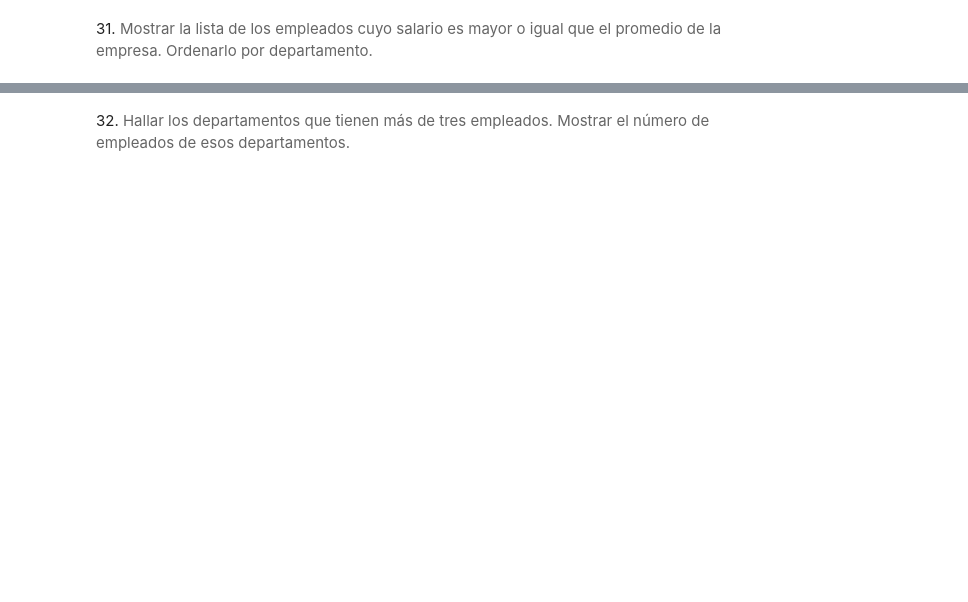
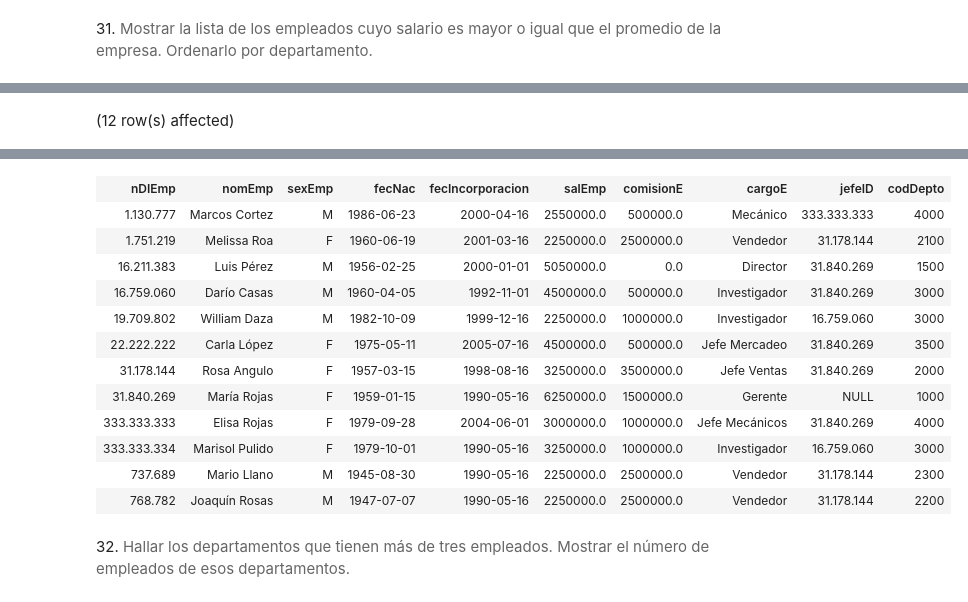
Before and after one commit to jdomdev/data-science-sql, a Jupyter notebook: notebooks/p5-m4.ipynb, the cells around one changed output, grey strips where cells are left out. Saved outputs shown, nothing was run; the diff lists cells and outputs as text; code cells hidden in the pictures; blank space fills up the shorter version.

```diff
--- a/notebooks/p5-m4.ipynb
+++ b/notebooks/p5-m4.ipynb
@@ -578,0 +621,7 @@ Total execution time: 00:00:00
+# %%
+SELECT *
+FROM empleados
+WHERE salEmp >= (SELECT AVG(salEmp)
+                    FROM empleados);
+# %% [output]
+(12 row(s) affected)
@@ -579,2 +629,15 @@ Total execution time: 00:00:00
+| nDIEmp | nomEmp | sexEmp | fecNac | fecIncorporacion | salEmp | comisionE | cargoE | jefeID | codDepto |
+| 1.130.777 | Marcos Cortez | M | 1986-06-23 | 2000-04-16 | 2550000.0 | 500000.0 | Mecánico | 333.333.333 | 4000 |
+| 1.751.219 | Melissa Roa | F | 1960-06-19 | 2001-03-16 | 2250000.0 | 2500000.0 | Vendedor | 31.178.144 | 2100 |
+| 16.211.383 | Luis Pérez | M | 1956-02-25 | 2000-01-01 | 5050000.0 | 0.0 | Director | 31.840.269 | 1500 |
+| 16.759.060 | Darío Casas | M | 1960-04-05 | 1992-11-01 | 4500000.0 | 500000.0 | Investigador | 31.840.269 | 3000 |
+| 19.709.802 | William Daza | M | 1982-10-09 | 1999-12-16 | 2250000.0 | 1000000.0 | Investigador | 16.759.060 | 3000 |
+| 22.222.222 | Carla López | F | 1975-05-11 | 2005-07-16 | 4500000.0 | 500000.0 | Jefe Mercadeo | 31.840.269 | 3500 |
+| 31.178.144 | Rosa Angulo | F | 1957-03-15 | 1998-08-16 | 3250000.0 | 3500000.0 | Jefe Ventas | 31.840.269 | 2000 |
+| 31.840.269 | María Rojas | F | 1959-01-15 | 1990-05-16 | 6250000.0 | 1500000.0 | Gerente | NULL | 1000 |
+| 333.333.333 | Elisa Rojas | F | 1979-09-28 | 2004-06-01 | 3000000.0 | 1000000.0 | Jefe Mecánicos | 31.840.269 | 4000 |
+| 333.333.334 | Marisol Pulido | F | 1979-10-01 | 1990-05-16 | 3250000.0 | 1000000.0 | Investigador | 16.759.060 | 3000 |
+| 737.689 | Mario Llano | M | 1945-08-30 | 1990-05-16 | 2250000.0 | 2500000.0 | Vendedor | 31.178.144 | 2300 |
+| 768.782 | Joaquín Rosas | M | 1947-07-07 | 1990-05-16 | 2250000.0 | 2500000.0 | Vendedor | 31.178.144 | 2200 |
 # %% [markdown]
 32. <span style="color: rgb(102, 102, 102); font-family: Poppins; font-size: 15px; background-color: rgb(255, 255, 255);">Hallar los departamentos que tienen más de tres empleados. Mostrar el número de empleados de esos departamentos.</span>
```
Also changed, not shown: parts of 20 cells of this notebook.
